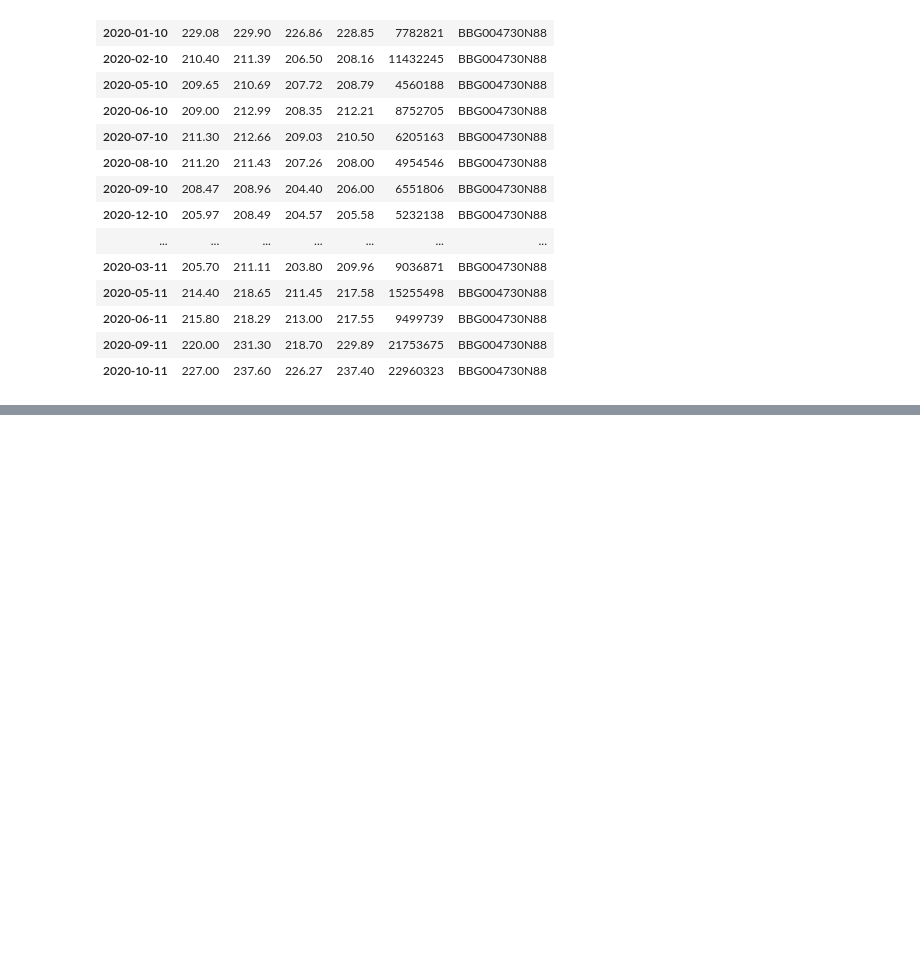
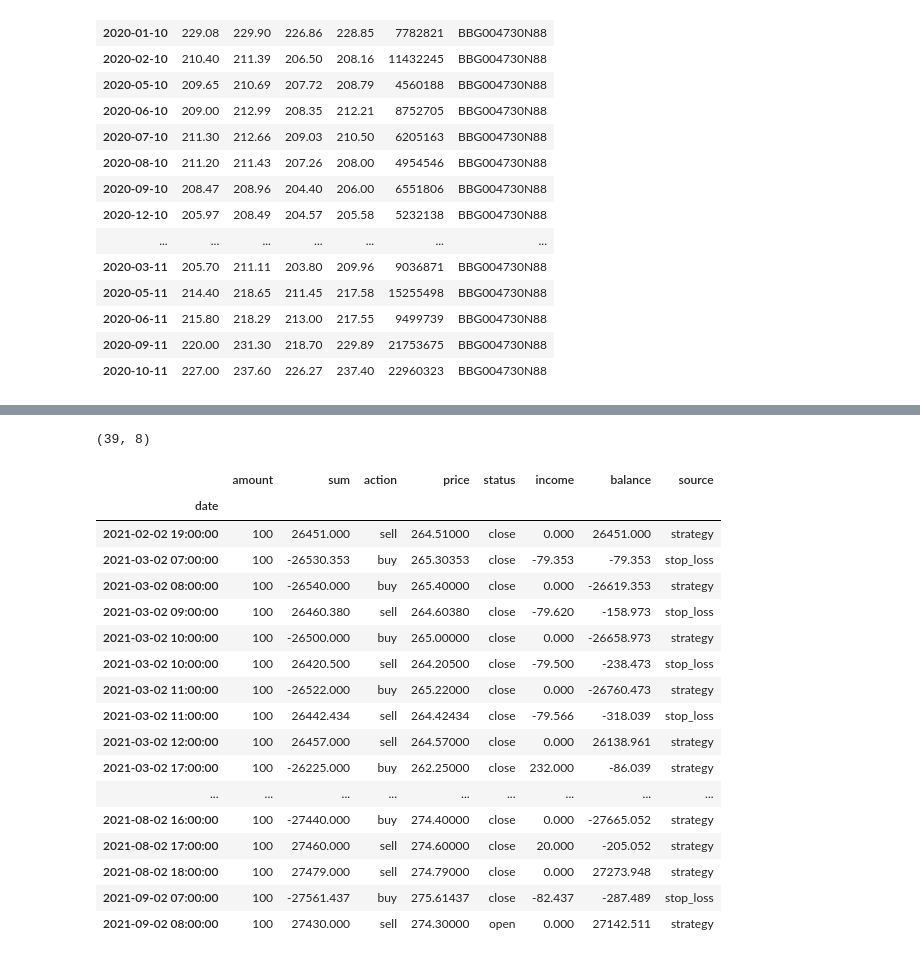
Before and after one commit to okulov/trade_bot, a Jupyter notebook: graph.ipynb, the cells around one changed output, grey strips where cells are left out. Cells and saved outputs as stored; diff of their text form; code cells hidden in the pictures; blank space fills up the shorter version.

```diff
--- a/graph.ipynb
+++ b/graph.ipynb
@@ -75,0 +114,28 @@ daily[80:110]
+# %%
+hour_journal = pd.read_csv('journals/journal_orders.csv',index_col=0,parse_dates=True)
+hour_journal.index.name = 'date'
+#print(daily['figi'].value_counts())
+hour_journal.shape
+# %% [output]
+(39, 8)
+# %%
+hour_journal
+# %% [output]
+|  | amount | sum | action | price | status | income | balance | source |
+| date |  |  |  |  |  |  |  |  |
+| 2021-02-02 19:00:00 | 100 | 26451.000 | sell | 264.51000 | close | 0.000 | 26451.000 | strategy |
+| 2021-03-02 07:00:00 | 100 | -26530.353 | buy | 265.30353 | close | -79.353 | -79.353 | stop_loss |
+| 2021-03-02 08:00:00 | 100 | -26540.000 | buy | 265.40000 | close | 0.000 | -26619.353 | strategy |
+| 2021-03-02 09:00:00 | 100 | 26460.380 | sell | 264.60380 | close | -79.620 | -158.973 | stop_loss |
+| 2021-03-02 10:00:00 | 100 | -26500.000 | buy | 265.00000 | close | 0.000 | -26658.973 | strategy |
+| 2021-03-02 10:00:00 | 100 | 26420.500 | sell | 264.20500 | close | -79.500 | -238.473 | stop_loss |
+| 2021-03-02 11:00:00 | 100 | -26522.000 | buy | 265.22000 | close | 0.000 | -26760.473 | strategy |
+| 2021-03-02 11:00:00 | 100 | 26442.434 | sell | 264.42434 | close | -79.566 | -318.039 | stop_loss |
+| 2021-03-02 12:00:00 | 100 | 26457.000 | sell | 264.57000 | close | 0.000 | 26138.961 | strategy |
+| 2021-03-02 17:00:00 | 100 | -26225.000 | buy | 262.25000 | close | 232.000 | -86.039 | strategy |
+| ... | ... | ... | ... | ... | ... | ... | ... | ... |
+| 2021-08-02 16:00:00 | 100 | -27440.000 | buy | 274.40000 | close | 0.000 | -27665.052 | strategy |
+| 2021-08-02 17:00:00 | 100 | 27460.000 | sell | 274.60000 | close | 20.000 | -205.052 | strategy |
+| 2021-08-02 18:00:00 | 100 | 27479.000 | sell | 274.79000 | close | 0.000 | 27273.948 | strategy |
+| 2021-09-02 07:00:00 | 100 | -27561.437 | buy | 275.61437 | close | -82.437 | -287.489 | stop_loss |
+| 2021-09-02 08:00:00 | 100 | 27430.000 | sell | 274.30000 | open | 0.000 | 27142.511 | strategy |
```
Also changed, not shown: parts of 18 cells of this notebook, 14 other files.
